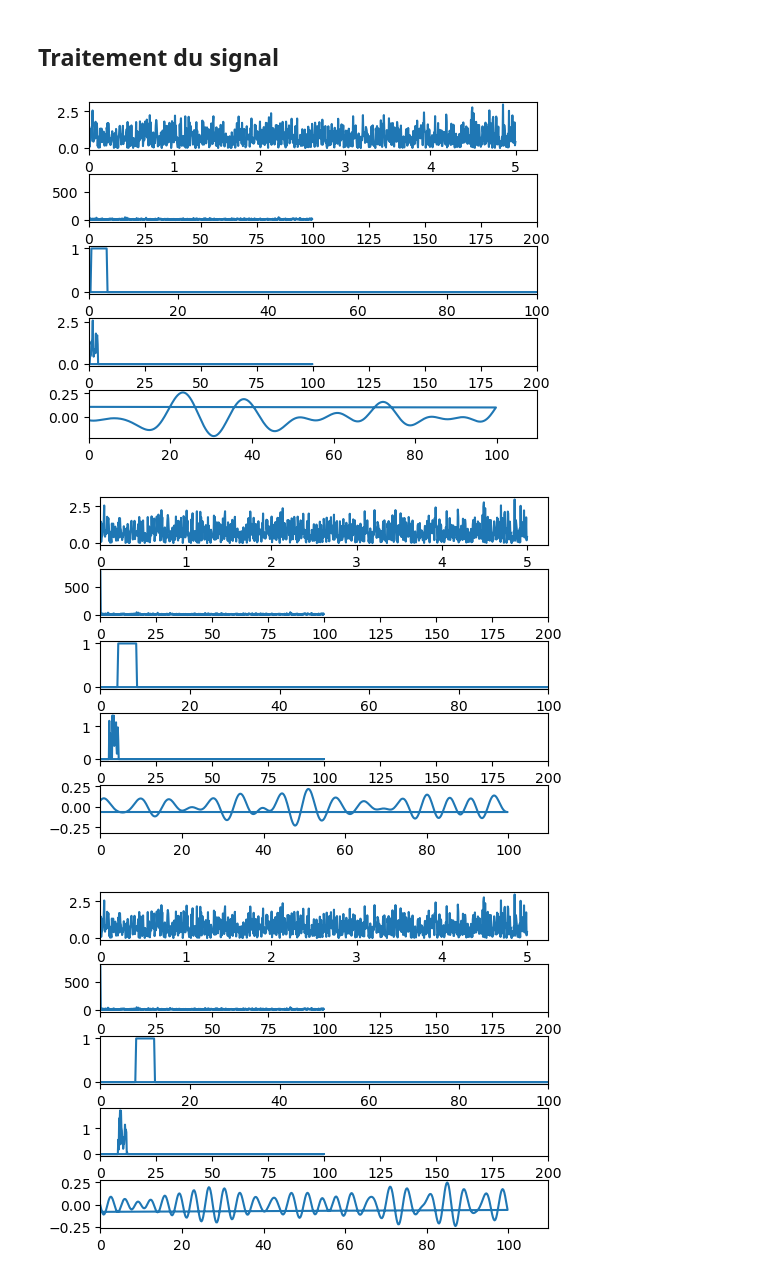
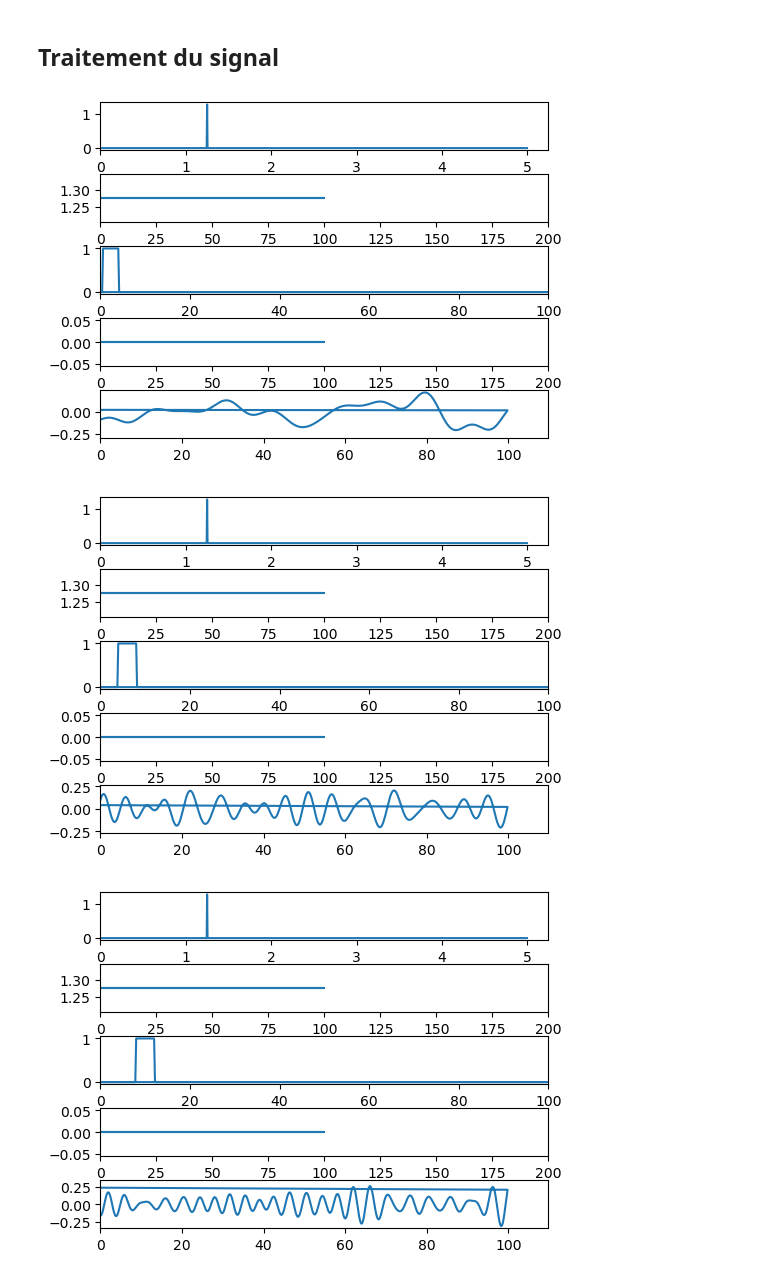
Before and after one commit to xolieum/TIPE---Signal-classification, a Jupyter notebook: Filtre bu PY/Filtre_séparateur.ipynb, the cells around one changed output. Drawn from its saved outputs; the diff is of its cells as text; code cells hidden in the pictures.

Commit message:
Rangement

```diff
--- a/Filtre bu PY/Filtre_séparateur.ipynb
+++ b/Filtre bu PY/Filtre_séparateur.ipynb
@@ -54,7 +73,7 @@ def passe_bande(fcoup1,fcoup2):
 # Fonction d'affichage des coubres
 
 def affiches_courbes(Signals):
-    for i in range(0,len(Signals)):
+    for i in range(len(Signals)):
         plt.subplot(len(Signals),1,i+1)                                      # Positionne la coubre en ième position sur le plot
         plt.plot(Signals[i]["abscisse"],Signals[i]["signal"])                # Assigne à la coubre une plage de donnée en abscisse et une en ordonnée
         plt.xlim(Signals[i]["borne_inf"],Signals[i]["borne_sup"])
@@ -80,18 +99,18 @@ def traitement_signal(signal, fcoup1,fcoup2):
 # %% [markdown]
 ## Traitement du signal
 # %%
-clean_x = np.abs(x-x*passe_bande(49.9,50.1)) #50Hz
+clean_x = np.abs(x*passe_bande(49.9,50.1)) #50Hz
 
 traitement_signal(clean_x,0.5,4) #Delta
 
 traitement_signal(clean_x,4,8) #Theta
 
 traitement_signal(clean_x,8,12) #Alpha
 
 traitement_signal(clean_x,12,30) #Beta
 
 traitement_signal(clean_x,30,100) #Gamma
 # %% [output]
-[figure, old version]
+[figure, new version]
-[figure, old version]
+[figure, new version]
-[figure, old version]
+[figure, new version]
```
Also changed, not shown: parts of 3 cells of this notebook, 27 other files.
